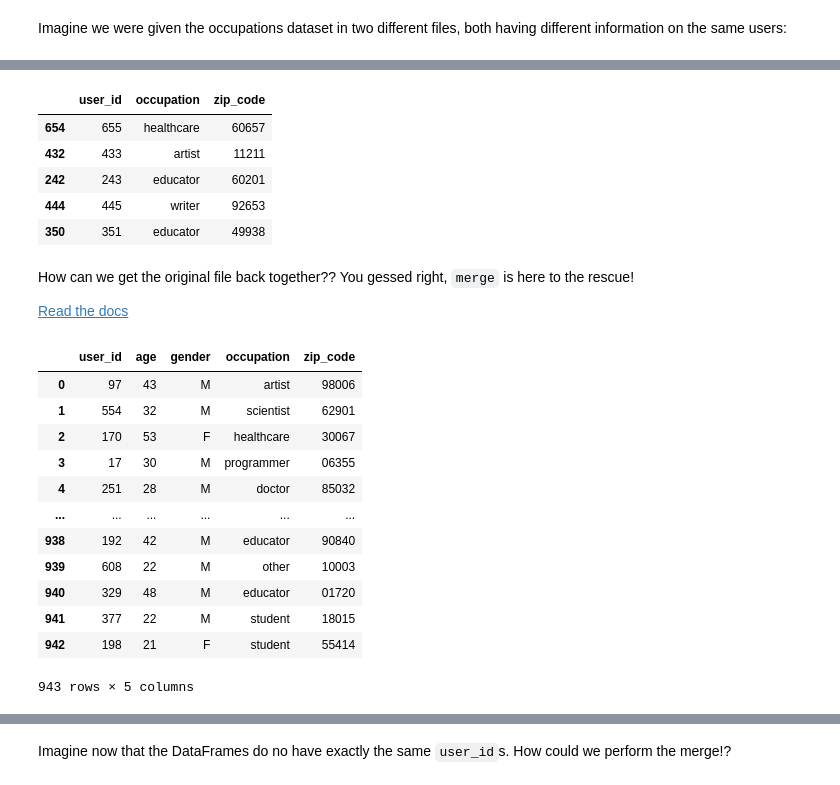
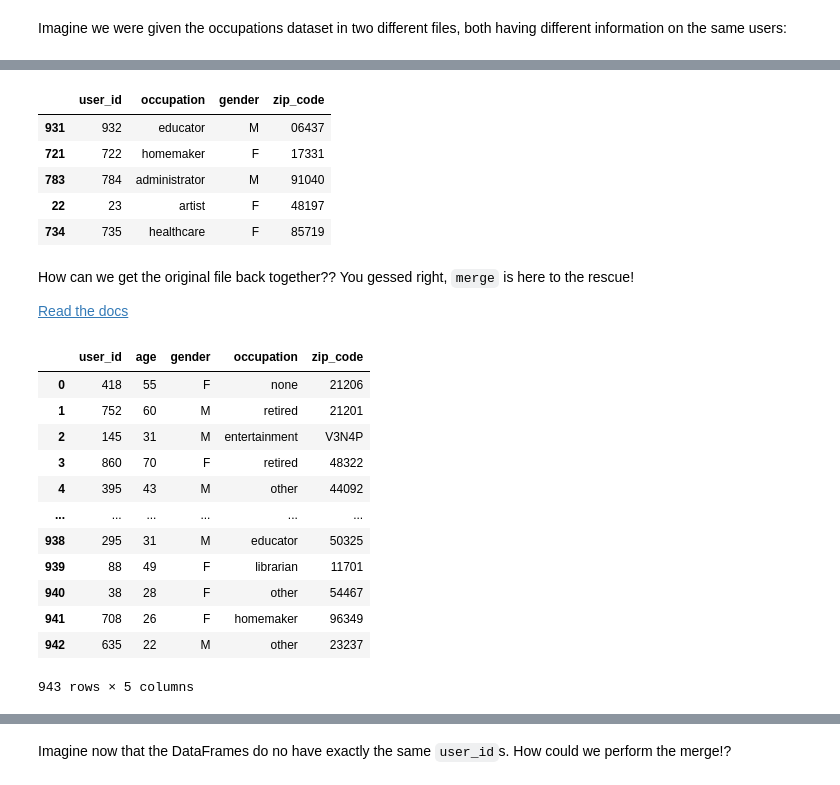
Before and after one commit to sheriffff/teaching-ironhack-data-madrid-2020, a Jupyter notebook: week_02/03-introduction-to-pandas.ipynb, the cells around one changed output, grey strips where cells are left out. Saved outputs shown, nothing was run; the diff lists cells and outputs as text; code cells hidden in the pictures.

```diff
--- a/week_02/03-introduction-to-pandas.ipynb
+++ b/week_02/03-introduction-to-pandas.ipynb
@@ -845,6 +937,6 @@ Imagine we were given the occupations dataset in two different files, both havin
 # %%
 df_occupations_1 = df_occupations[['age', 'gender']].reset_index()
-df_occupations_2 = df_occupations[['occupation', 'zip_code']].reset_index()
+df_occupations_2 = df_occupations[['occupation', 'gender', 'zip_code']].reset_index()
 
 # To make it even more interesting, we shuffle the rows!
 df_occupations_1 = df_occupations_1.sample(frac=1)
@@ -861,30 +953,30 @@ df_occupations_1.head()
 # %%
 df_occupations_2.head()
 # %% [output]
-|  | user_id | occupation | zip_code |
-| 654 | 655 | healthcare | 60657 |
-| 432 | 433 | artist | 11211 |
-| 242 | 243 | educator | 60201 |
-| 444 | 445 | writer | 92653 |
-| 350 | 351 | educator | 49938 |
+|  | user_id | occupation | gender | zip_code |
+| 931 | 932 | educator | M | 06437 |
+| 721 | 722 | homemaker | F | 17331 |
+| 783 | 784 | administrator | M | 91040 |
+| 22 | 23 | artist | F | 48197 |
+| 734 | 735 | healthcare | F | 85719 |
 # %% [markdown]
 How can we get the original file back together?? You gessed right, `merge` is here to the rescue!
 
 [Read the docs](https://pandas.pydata.org/pandas-docs/stable/reference/api/pandas.DataFrame.merge.html)
 # %%
-df_occupations_1.merge(df_occupations_2, on='user_id')
+df_occupations_1.merge(df_occupations_2, on=['user_id', 'gender'])
 # %% [output]
 |  | user_id | age | gender | occupation | zip_code |
-| 0 | 97 | 43 | M | artist | 98006 |
-| 1 | 554 | 32 | M | scientist | 62901 |
-| 2 | 170 | 53 | F | healthcare | 30067 |
-| 3 | 17 | 30 | M | programmer | 06355 |
-| 4 | 251 | 28 | M | doctor | 85032 |
+| 0 | 418 | 55 | F | none | 21206 |
+| 1 | 752 | 60 | M | retired | 21201 |
+| 2 | 145 | 31 | M | entertainment | V3N4P |
+| 3 | 860 | 70 | F | retired | 48322 |
+| 4 | 395 | 43 | M | other | 44092 |
 | ... | ... | ... | ... | ... | ... |
-| 938 | 192 | 42 | M | educator | 90840 |
-| 939 | 608 | 22 | M | other | 10003 |
-| 940 | 329 | 48 | M | educator | 01720 |
-| 941 | 377 | 22 | M | student | 18015 |
-| 942 | 198 | 21 | F | student | 55414 |
+| 938 | 295 | 31 | M | educator | 50325 |
+| 939 | 88 | 49 | F | librarian | 11701 |
+| 940 | 38 | 28 | F | other | 54467 |
+| 941 | 708 | 26 | F | homemaker | 96349 |
+| 942 | 635 | 22 | M | other | 23237 |
 943 rows × 5 columns
 # %%
```
Also changed, not shown: parts of 32 cells of this notebook, 1 other file.
